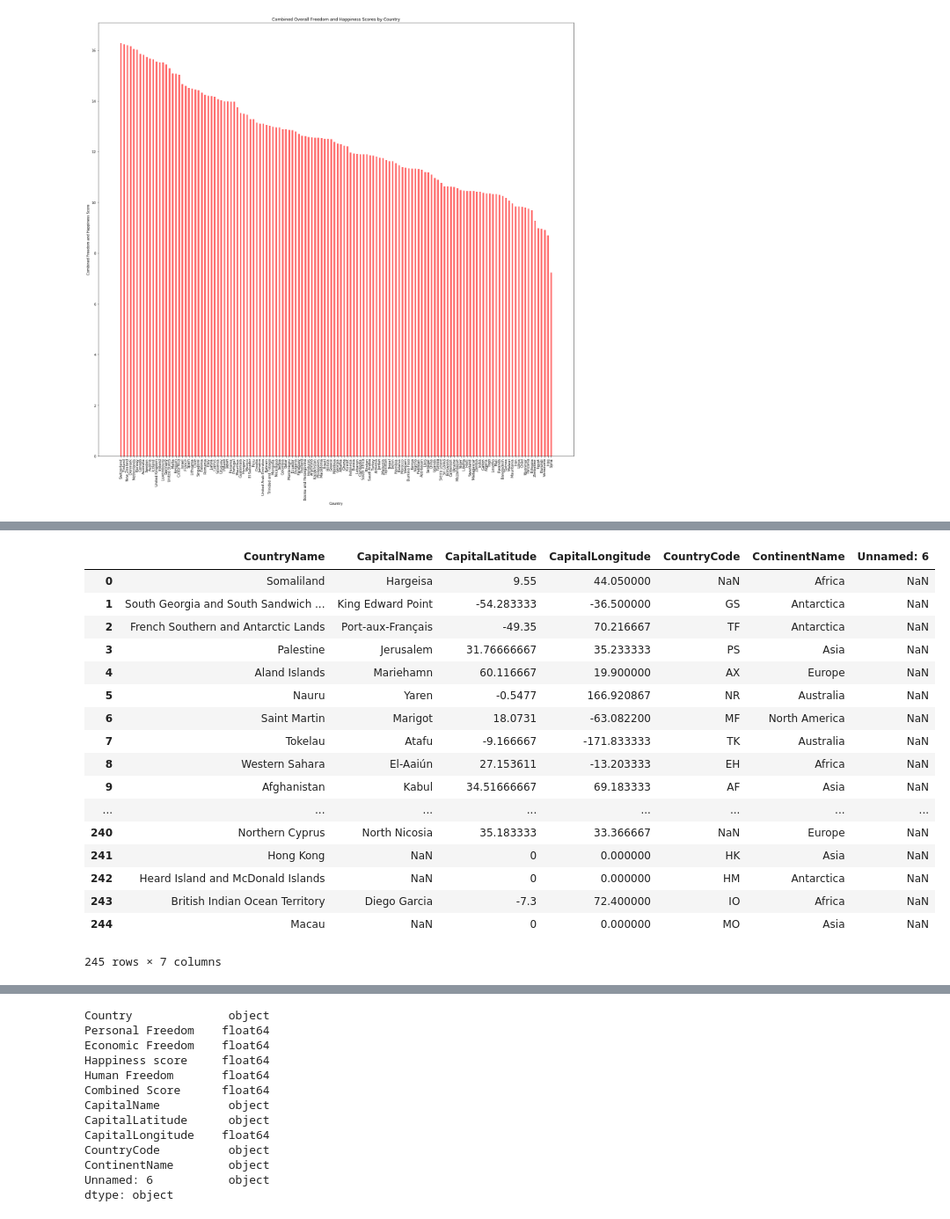
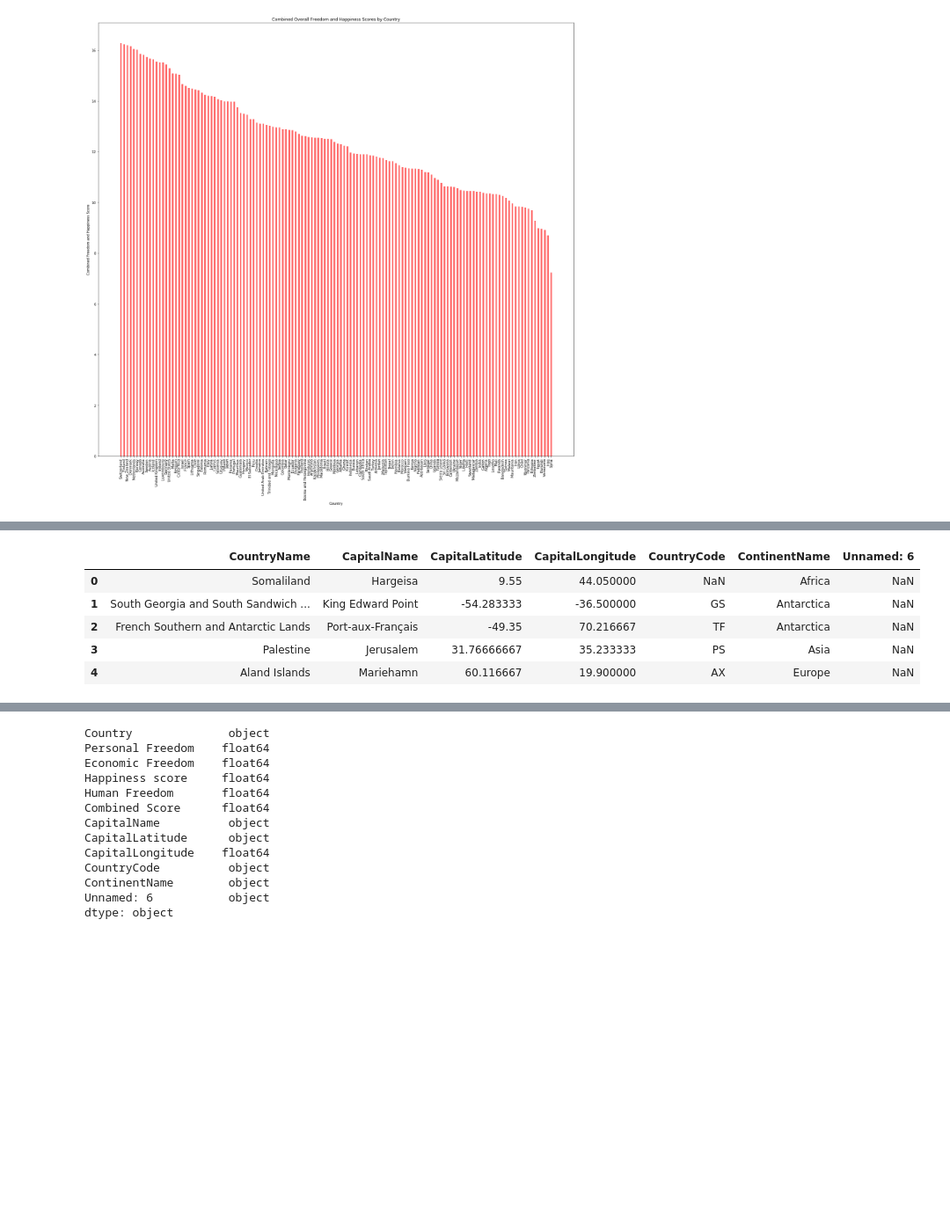
Before and after one commit to Faedra/Freedom-and-Happiness, a Jupyter notebook: thefunstuff/shannon_working_notebook.ipynb, the cells around one changed output, grey strips where cells are left out. Shown: that part at 88% size. Saved outputs shown, nothing was run; the diff lists cells and outputs as text; code cells hidden in the pictures; blank space fills up the shorter version.

Commit message:
shortened dataframes

```diff
--- a/thefunstuff/shannon_working_notebook.ipynb
+++ b/thefunstuff/shannon_working_notebook.ipynb
@@ -166,26 +166,14 @@ fig
 # %%
 # import csv and save to dataframe:
 country_capitals_df = pd.read_csv("starting_data/country_capitals.csv")
-country_capitals_df
+country_capitals_df.head()
 # %% [output]
 |  | CountryName | CapitalName | CapitalLatitude | CapitalLongitude | CountryCode | ContinentName | Unnamed: 6 |
 | 0 | Somaliland | Hargeisa | 9.55 | 44.050000 | NaN | Africa | NaN |
 | 1 | South Georgia and South Sandwich ... | King Edward Point | -54.283333 | -36.500000 | GS | Antarctica | NaN |
 | 2 | French Southern and Antarctic Lands | Port-aux-Français | -49.35 | 70.216667 | TF | Antarctica | NaN |
 | 3 | Palestine | Jerusalem | 31.76666667 | 35.233333 | PS | Asia | NaN |
 | 4 | Aland Islands | Mariehamn | 60.116667 | 19.900000 | AX | Europe | NaN |
-| 5 | Nauru | Yaren | -0.5477 | 166.920867 | NR | Australia | NaN |
-| 6 | Saint Martin | Marigot | 18.0731 | -63.082200 | MF | North America | NaN |
-| 7 | Tokelau | Atafu | -9.166667 | -171.833333 | TK | Australia | NaN |
-| 8 | Western Sahara | El-Aaiún | 27.153611 | -13.203333 | EH | Africa | NaN |
-| 9 | Afghanistan | Kabul | 34.51666667 | 69.183333 | AF | Asia | NaN |
-| ... | ... | ... | ... | ... | ... | ... | ... |
-| 240 | Northern Cyprus | North Nicosia | 35.183333 | 33.366667 | NaN | Europe | NaN |
-| 241 | Hong Kong | NaN | 0 | 0.000000 | HK | Asia | NaN |
-| 242 | Heard Island and McDonald Islands | NaN | 0 | 0.000000 | HM | Antarctica | NaN |
-| 243 | British Indian Ocean Territory | Diego Garcia | -7.3 | 72.400000 | IO | Africa | NaN |
-| 244 | Macau | NaN | 0 | 0.000000 | MO | Asia | NaN |
-245 rows × 7 columns
 # %%
 # merge dataframes on Country Name
 
```
Also changed, not shown: parts of 1 cell of this notebook.
